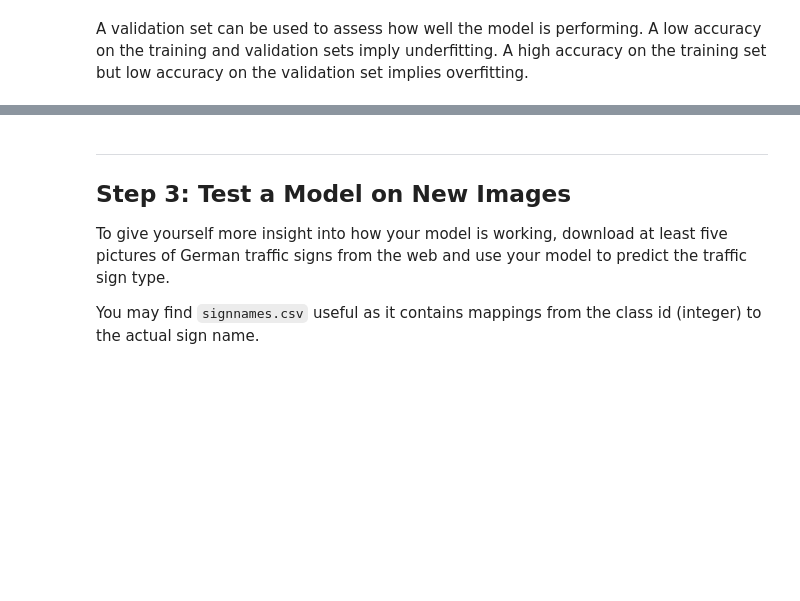
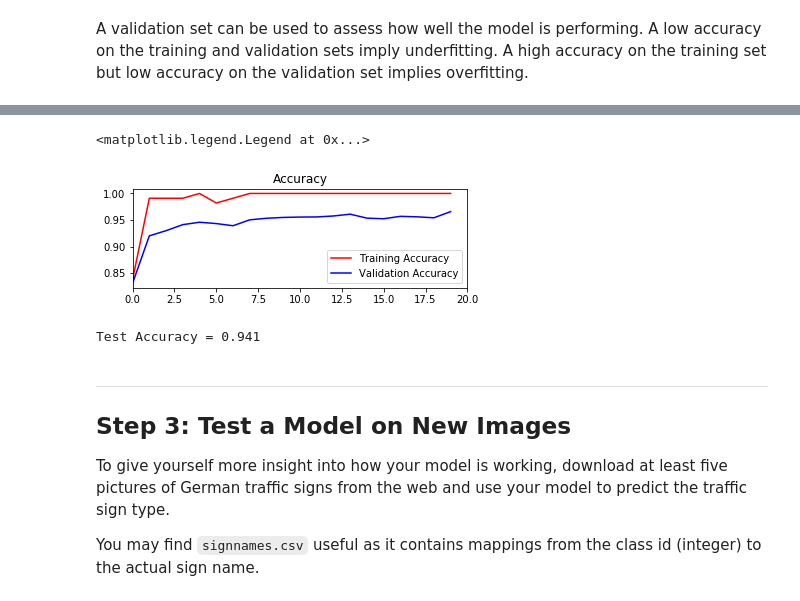
Before and after one commit to romkof/CarND-Traffic-Sign-Classifier-Project, a Jupyter notebook: Traffic_Sign_Classifier.ipynb, the cells around one changed output, grey strips where cells are left out. Saved outputs shown, nothing was run; the diff lists cells and outputs as text; code cells hidden in the pictures; blank space fills up the shorter version.

```diff
--- a/Traffic_Sign_Classifier.ipynb
+++ b/Traffic_Sign_Classifier.ipynb
@@ -370,9 +388,21 @@ acc_plot.show
+# %%
+acc_plot = plt.subplot(2,1,1)
+acc_plot.set_title('Accuracy')
+acc_plot.plot(train_acc_history, 'r', label='Training Accuracy')
+acc_plot.plot(vaild_acc_history, 'b', label='Validation Accuracy')
+acc_plot.set_xlim([0, EPOCHS])
+acc_plot.legend(loc=4)
+# %% [output]
+<matplotlib.legend.Legend at 0x...>
+[figure, added]
 # %%
 with tf.Session() as sess:
     saver.restore(sess, tf.train.latest_checkpoint('.'))
 
-    test_accuracy = evaluate(X_test, y_test)
+    test_accuracy,_ = evaluate(X_test, y_test)
     print("Test Accuracy = {:.3f}".format(test_accuracy))
+# %% [output]
+Test Accuracy = 0.941
 # %% [markdown]
 ---
 
```
Also changed, not shown: parts of 7 cells of this notebook.
